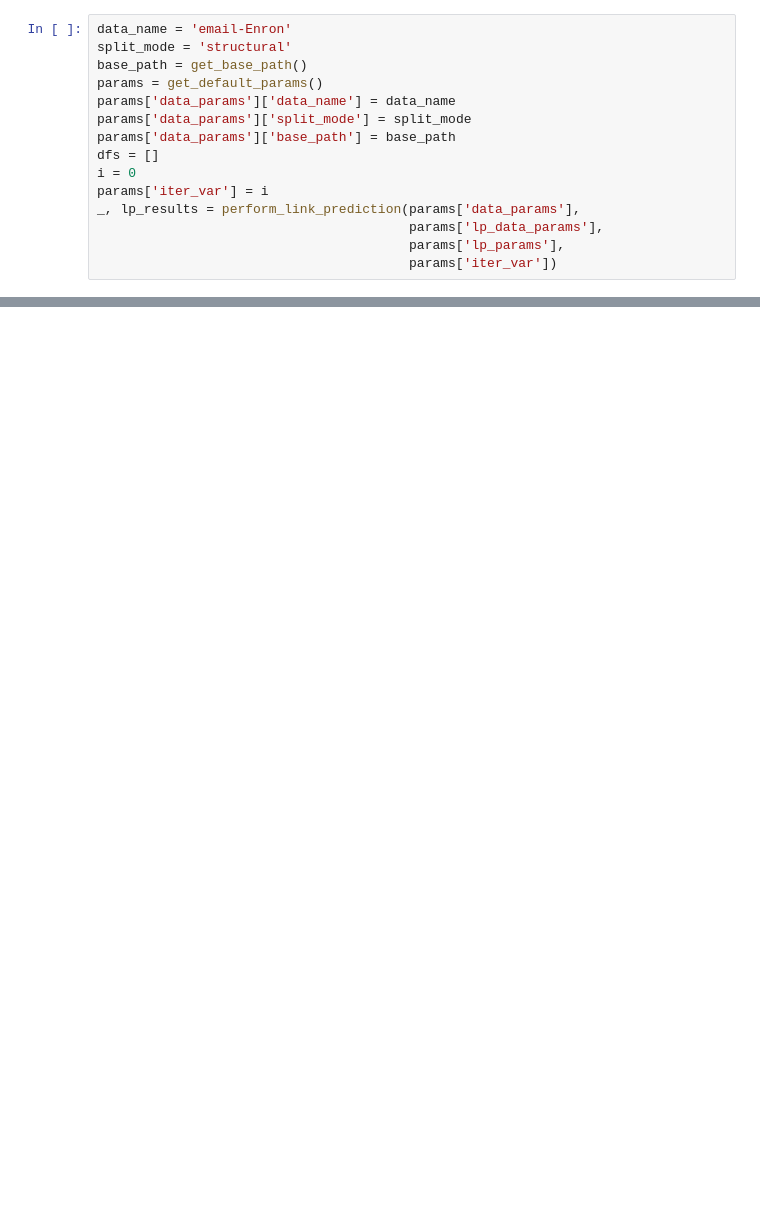
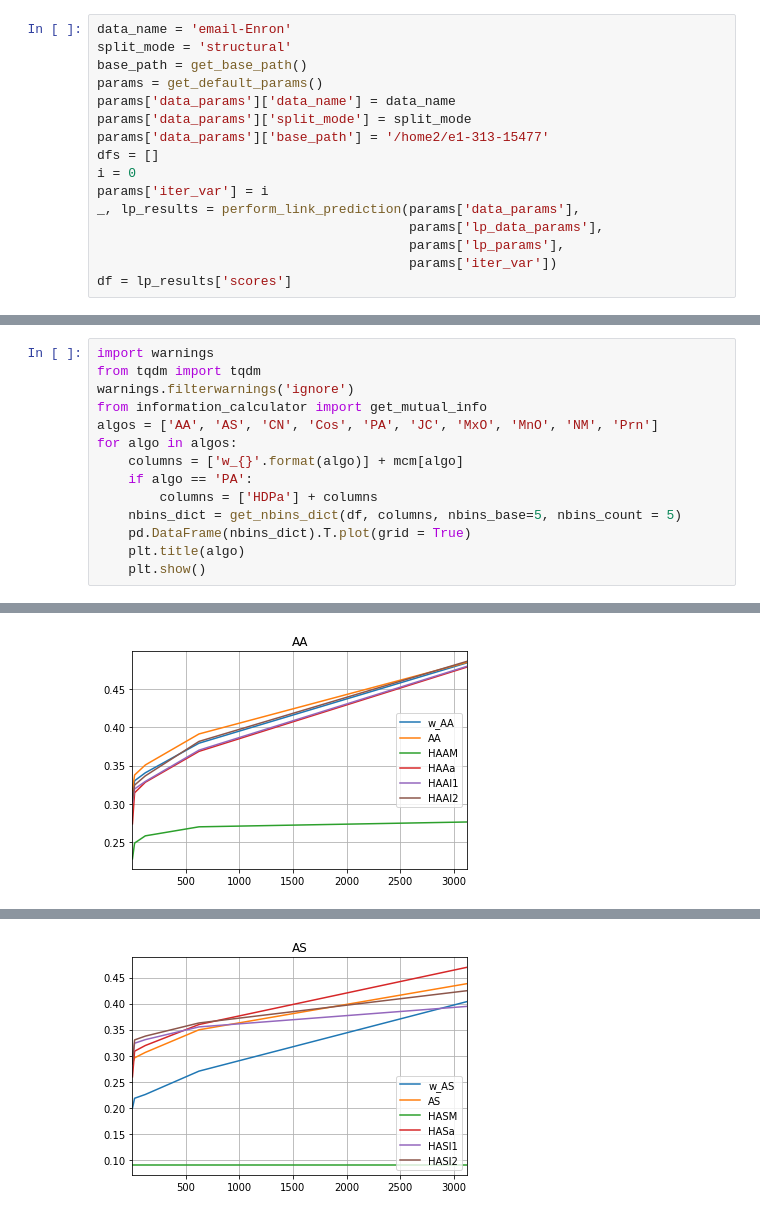
Before and after one commit to govindjsk/hynetworkx, a Jupyter notebook: src/information_link_prediction.ipynb, the cells around one changed output, grey strips where cells are left out. Saved outputs shown, nothing was run; the diff lists cells and outputs as text; blank space fills up the shorter version.

Commit message:
Updated notebook with information gain plots

```diff
--- a/src/information_link_prediction.ipynb
+++ b/src/information_link_prediction.ipynb
@@ -16,7 +21,7 @@ base_path = get_base_path()
 params = get_default_params()
 params['data_params']['data_name'] = data_name
 params['data_params']['split_mode'] = split_mode
-params['data_params']['base_path'] = base_path
+params['data_params']['base_path'] = '/home2/e1-313-15477'
 dfs = []
 i = 0
 params['iter_var'] = i
@@ -24,3 +29,4 @@ _, lp_results = perform_link_prediction(params['data_params'],
                                         params['lp_data_params'],
                                         params['lp_params'],
                                         params['iter_var'])
+df = lp_results['scores']
@@ -77,0 +75,15 @@ HCNl2 0.2974013029379442
+# %%
+import warnings
+from tqdm import tqdm
+warnings.filterwarnings('ignore')
+from information_calculator import get_mutual_info
+algos = ['AA', 'AS', 'CN', 'Cos', 'PA', 'JC', 'MxO', 'MnO', 'NM', 'Prn']
+for algo in algos:
+    columns = ['w_{}'.format(algo)] + mcm[algo]
+    if algo == 'PA':
+        columns = ['HDPa'] + columns
+    nbins_dict = get_nbins_dict(df, columns, nbins_base=5, nbins_count = 5)
+    pd.DataFrame(nbins_dict).T.plot(grid = True)
+    plt.title(algo)
+    plt.show()
+# %% [output]
@@ -77,0 +91 @@ HCNl2 0.2974013029379442
+[figure, added]
@@ -77,0 +93 @@ HCNl2 0.2974013029379442
+[figure, added]
```
Also changed, not shown: parts of 8 cells of this notebook.
